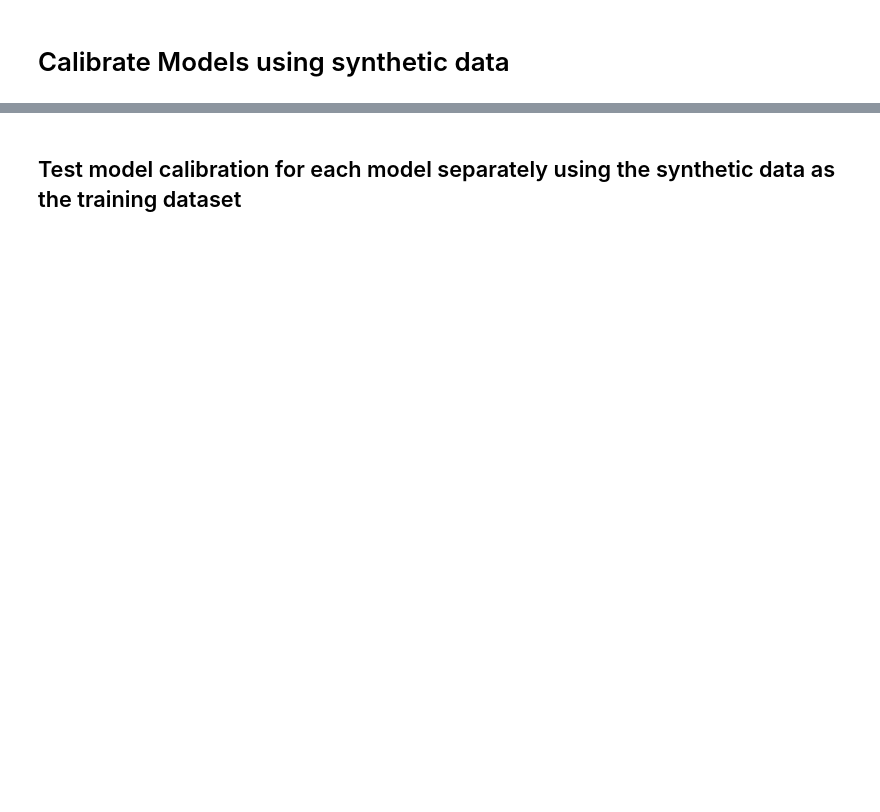
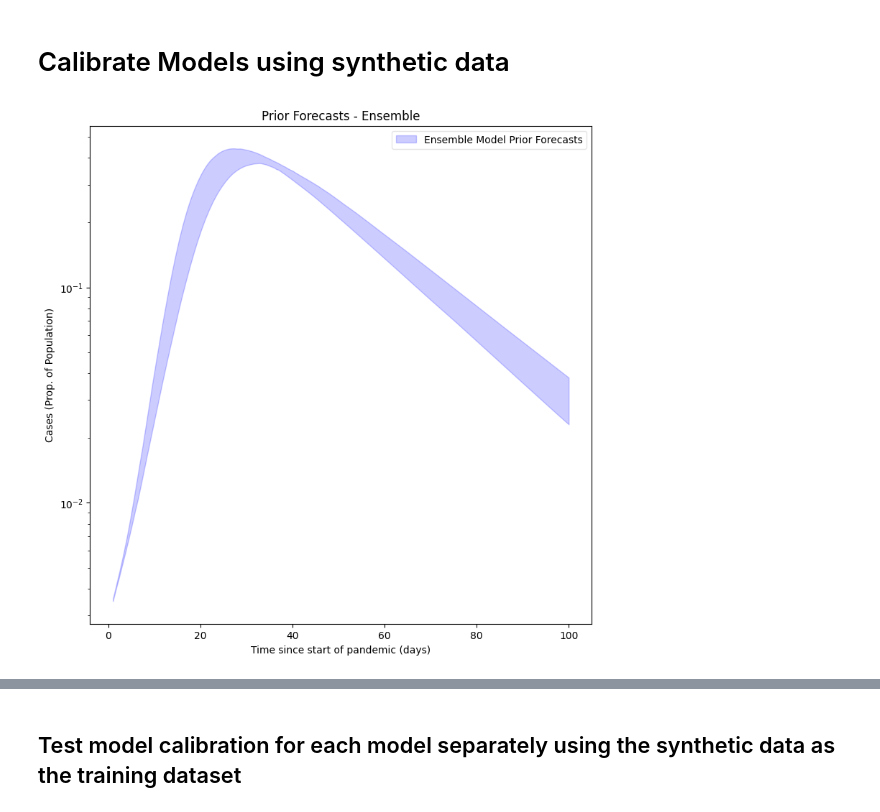
Before and after one commit to ciemss/pyciemss, a Jupyter notebook: notebook/april_ensemble/syndata_generate_and_test.ipynb, the cells around one changed output, grey strips where cells are left out. Cells and saved outputs as stored; diff of their text form; code cells hidden in the pictures; blank space fills up the shorter version.

```diff
--- a/notebook/april_ensemble/syndata_generate_and_test.ipynb
+++ b/notebook/april_ensemble/syndata_generate_and_test.ipynb
@@ -1133,0 +1198,3 @@ ax = plot_observations(synth_data_df['case_census']/data_total_population, t_poi
+# %%
+ensemble1 = setup_model([model1], weights=[1.0], start_time=start_t, start_states=[start_state1], solution_mappings=[solution_mapping1])
+ensemble1_prior_forecasts = sample(ensemble1, t_points, num_samples)
@@ -1133,0 +1203,7 @@ ax = plot_observations(synth_data_df['case_census']/data_total_population, t_poi
+# %%
+ax = plot_predictive(ensemble1_prior_forecasts, t_points, ax=setup_ax(), title="Prior Forecasts - Ensemble", color="blue", label="Ensemble Model Prior Forecasts")
+# ax = plot_observations(train_cases, train_timepoints, ax=ax, color="black", label="Reported Cases - Training Data")
+# ax = plot_observations(test_cases, test_timepoints, ax=ax, color="red", label="Reported Cases - Testing Data")
+# # ax = plot_observations(plotting_cases, all_timepoints, ax=ax, color="black", label="Reported Cases"
+# %% [output]
+[figure, added]
```
Also changed, not shown: parts of 36 cells of this notebook.
